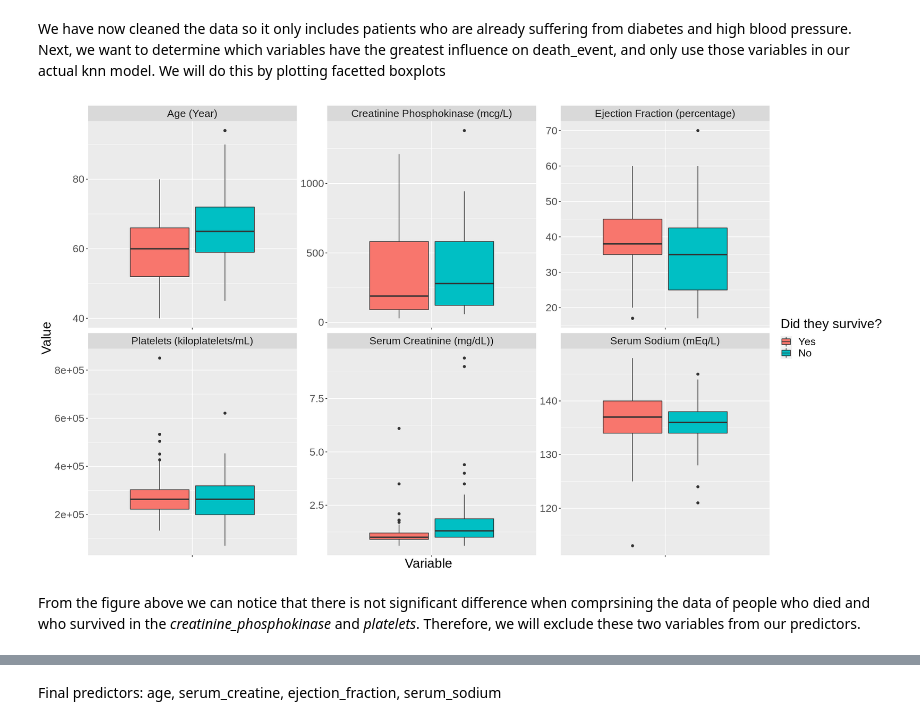
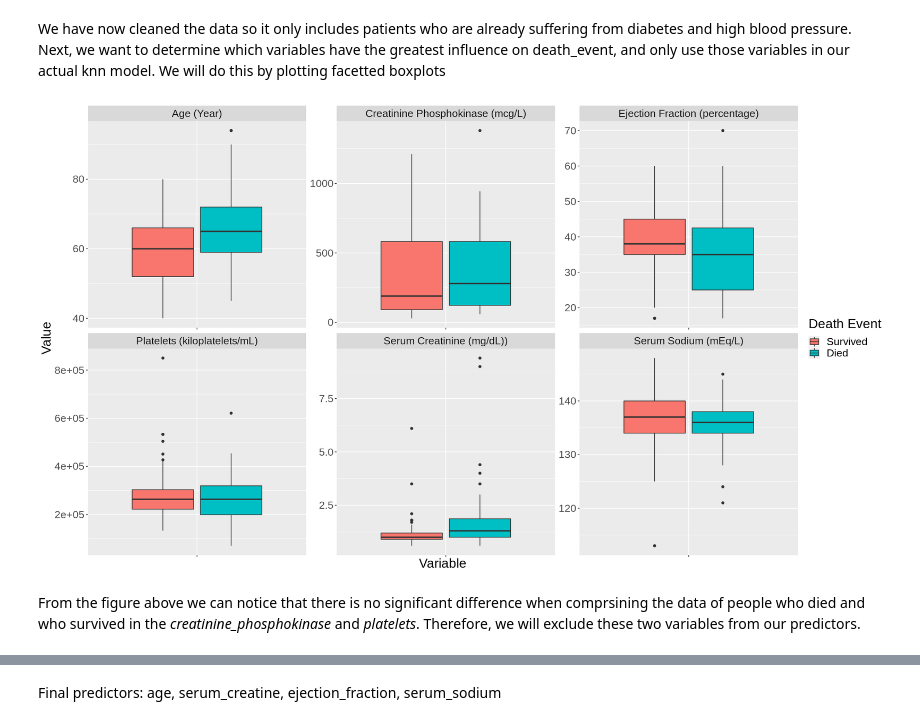
Before and after one commit to SaadRehmanCS/DSCI_project, a Jupyter notebook: heart_failure_analysis.ipynb, the cells around one changed output, grey strips where cells are left out. Saved outputs shown, nothing was run; the diff lists cells and outputs as text; code cells hidden in the pictures.

Commit message:
added death event summary summary plot

```diff
--- a/heart_failure_analysis.ipynb
+++ b/heart_failure_analysis.ipynb
@@ -82,37 +64,37 @@ options(repr.plot.width = 18, repr.plot.height = 10)   # resize the shape
 variable_names <- c(
                     age = "Age (Year)",
                     creatinine_phosphokinase = "Creatinine Phosphokinase (mcg/L)",
                     ejection_fraction = "Ejection Fraction (percentage)",
                     platelets = "Platelets (kiloplatelets/mL)",
                     serum_creatinine = "Serum Creatinine (mg/dL))",
                     serum_sodium = "Serum Sodium (mEq/L)"
                     )
 
 pivoted_heart_data <- heart_data_train %>%
                     pivot_longer(cols=c(age:serum_sodium), names_to="variable", values_to="value")
 
 # source:
 # https://stackoverflow.com/questions/14604439/plot-multiple-boxplot-in-one-graph
 heart_data_boxplot <- pivoted_heart_data %>% # all variables are merged in two columns one for the names and the other for values
                     ggplot(aes(x=variable, y=value)) +
                     geom_boxplot(aes(fill=death_event)) +
                     facet_wrap( ~ variable, scales="free", labeller = as_labeller(variable_names))+    # boxplot them based on death_event
                     labs(x = "Variable", y = "Value") +
-                    scale_fill_discrete(name = "Did they survive?", labels = c("Yes", "No")) +         # legned name and values name
+                    scale_fill_discrete(name = "Death Event", labels = c("Survived", "Died")) +         # legned name and values name
                     theme(text = element_text(size=20), axis.text.x = element_blank())                 # text size
 
 # source:
 # https://stackoverflow.com/questions/3261597/can-i-change-the-position-of-the-strip-label-in-ggplot-from-the-top-to-the-botto
 # facet_wrap( ~ variable, scales="free", labeller = as_labeller(variable_names), strip.position="bottom") in case we want to change
 #the position of the facet labels
 
 
 heart_data_boxplot
 options(repr.plot.width = NULL, repr.plot.height = NULL)
 # %% [output]
-[figure, old version]
+[figure, new version]
 # %% [markdown]
-From the figure above we can notice that there is not significant difference when comprsining the data of people who died and who survived in the *creatinine_phosphokinase* and *platelets*. Therefore, we will exclude these two variables from our predictors.
+From the figure above we can notice that there is no significant difference when comprsining the data of people who died and who survived in the *creatinine_phosphokinase* and *platelets*. Therefore, we will exclude these two variables from our predictors.
 # %%
 # Here is the summary of the dataframe:
 
```
Also changed, not shown: parts of 2 cells of this notebook.
